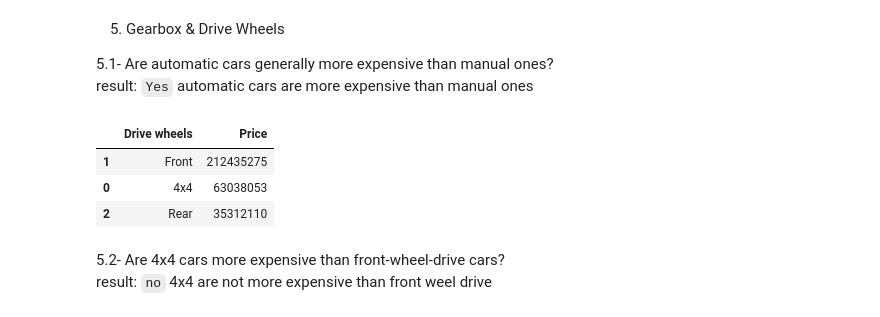
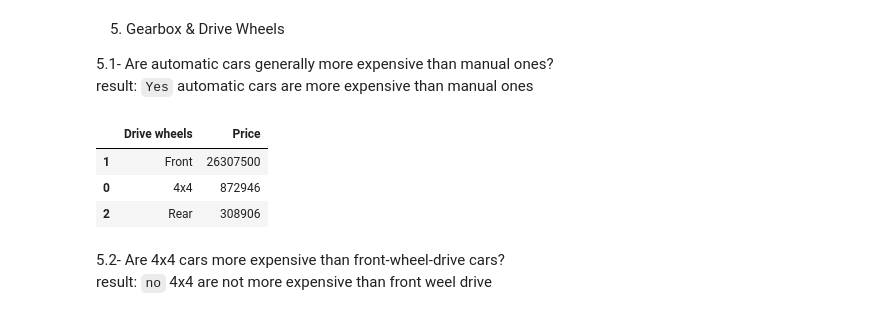
Before and after one commit to ahmeddiab1234/IEEE-CS--Amabsseador-AI-25, a Jupyter notebook: Final_Project/notebook.ipynb, the cells around one changed output. Saved outputs shown, nothing was run; the diff lists cells and outputs as text; code cells hidden in the pictures.

```diff
--- a/Final_Project/notebook.ipynb
+++ b/Final_Project/notebook.ipynb
@@ -625,14 +638,14 @@ sum_price_by_gearbox
 5.1- Are automatic cars generally more expensive than manual ones?
 result: `Yes` automatic cars are more expensive than manual ones
 # %%
-sum_price_by_weels = car_sales.groupby(['Drive wheels'])['Price'].sum().reset_index()
+sum_price_by_weels = car_sales.groupby(['Drive wheels'])['Price'].max().reset_index()
 sum_price_by_weels=sum_price_by_weels.sort_values(by='Price',ascending=False)
 sum_price_by_weels
 # %% [output]
 |  | Drive wheels | Price |
-| 1 | Front | 212435275 |
-| 0 | 4x4 | 63038053 |
-| 2 | Rear | 35312110 |
+| 1 | Front | 26307500 |
+| 0 | 4x4 | 872946 |
+| 2 | Rear | 308906 |
 # %% [markdown]
 5.2- Are 4x4 cars more expensive than front-wheel-drive cars?
 result: `no` 4x4 are not more expensive than front weel drive
```
Also changed, not shown: parts of 5 cells of this notebook, 2 other files.
